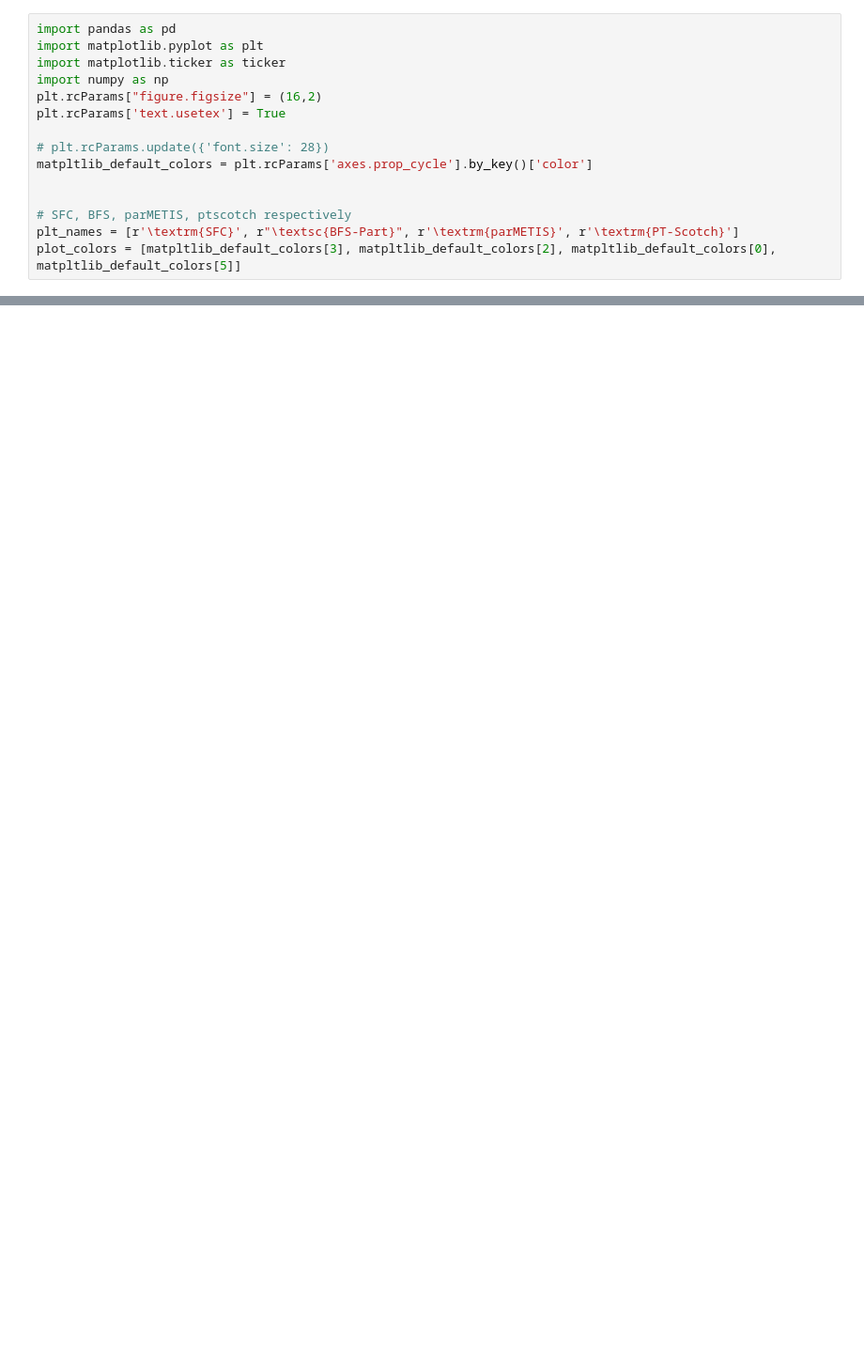
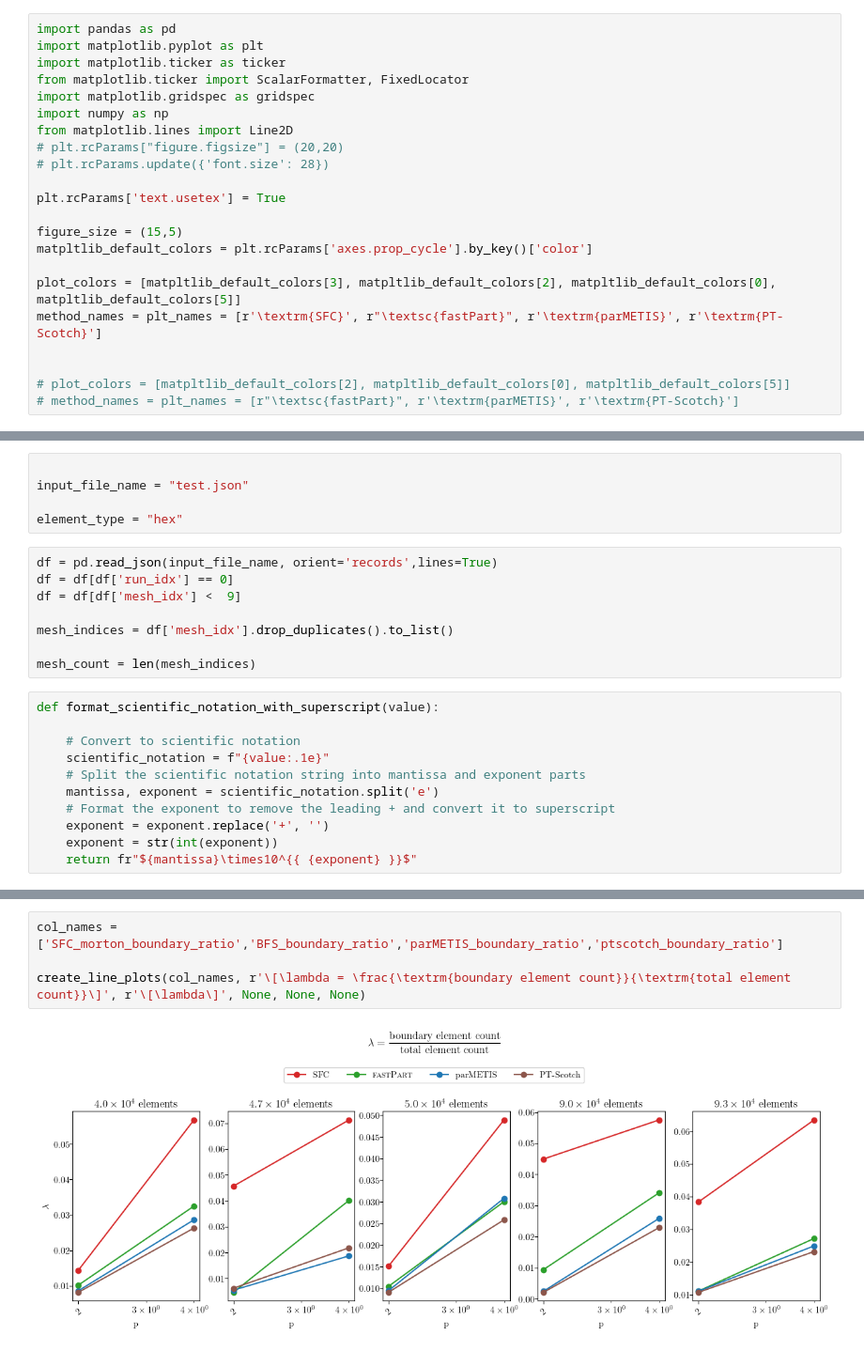
Before and after one commit to paralab/partition, a Jupyter notebook: mpi-cpp/metrics_plot.ipynb, the cells around one changed output, grey strips where cells are left out. Shown at 94% size. Saved outputs shown, nothing was run; the diff lists cells and outputs as text; blank space fills up the shorter version.

```diff
--- a/mpi-cpp/metrics_plot.ipynb
+++ b/mpi-cpp/metrics_plot.ipynb
@@ -2,14 +2,21 @@
 import pandas as pd
 import matplotlib.pyplot as plt
 import matplotlib.ticker as ticker
+from matplotlib.ticker import ScalarFormatter, FixedLocator
+import matplotlib.gridspec as gridspec
 import numpy as np
-plt.rcParams["figure.figsize"] = (16,2)
+from matplotlib.lines import Line2D
+# plt.rcParams["figure.figsize"] = (20,20)
+# plt.rcParams.update({'font.size': 28})
+
 plt.rcParams['text.usetex'] = True
 
-# plt.rcParams.update({'font.size': 28})
+figure_size = (15,5)
 matpltlib_default_colors = plt.rcParams['axes.prop_cycle'].by_key()['color']
 
+plot_colors = [matpltlib_default_colors[3], matpltlib_default_colors[2], matpltlib_default_colors[0], matpltlib_default_colors[5]]
+method_names = plt_names = [r'\textrm{SFC}', r"\textsc{fastPart}", r'\textrm{parMETIS}', r'\textrm{PT-Scotch}']
 
-# SFC, BFS, parMETIS, ptscotch respectively
-plt_names = [r'\textrm{SFC}', r"\textsc{BFS-Part}", r'\textrm{parMETIS}', r'\textrm{PT-Scotch}']
-plot_colors = [matpltlib_default_colors[3], matpltlib_default_colors[2], matpltlib_default_colors[0], matpltlib_default_colors[5]]
+
+# plot_colors = [matpltlib_default_colors[2], matpltlib_default_colors[0], matpltlib_default_colors[5]]
+# method_names = plt_names = [r"\textsc{fastPart}", r'\textrm{parMETIS}', r'\textrm{PT-Scotch}']
@@ -176,0 +23,24 @@ Text(0.5, 0, 'mesh index')
+# %%
+
+input_file_name = "test.json"
+
+element_type = "hex"
+# %%
+df = pd.read_json(input_file_name, orient='records',lines=True)
+df = df[df['run_idx'] == 0]
+df = df[df['mesh_idx'] <  9]
+
+mesh_indices = df['mesh_idx'].drop_duplicates().to_list()
+
+mesh_count = len(mesh_indices)
+# %%
+def format_scientific_notation_with_superscript(value):
+
+    # Convert to scientific notation
+    scientific_notation = f"{value:.1e}"
+    # Split the scientific notation string into mantissa and exponent parts
+    mantissa, exponent = scientific_notation.split('e')
+    # Format the exponent to remove the leading + and convert it to superscript
+    exponent = exponent.replace('+', '')
+    exponent = str(int(exponent))
+    return fr"${mantissa}\times10^{{ {exponent} }}$"
@@ -176,0 +106,6 @@ Text(0.5, 0, 'mesh index')
+# %%
+col_names = ['SFC_morton_boundary_ratio','BFS_boundary_ratio','parMETIS_boundary_ratio','ptscotch_boundary_ratio']
+
+create_line_plots(col_names, r'\[\lambda = \frac{\textrm{boundary element count}}{\textrm{total element count}}\]', r'\[\lambda\]', None, None, None)
+# %% [output]
+[figure, added]
```
Also changed, not shown: parts of 13 cells of this notebook, 1 other file.
